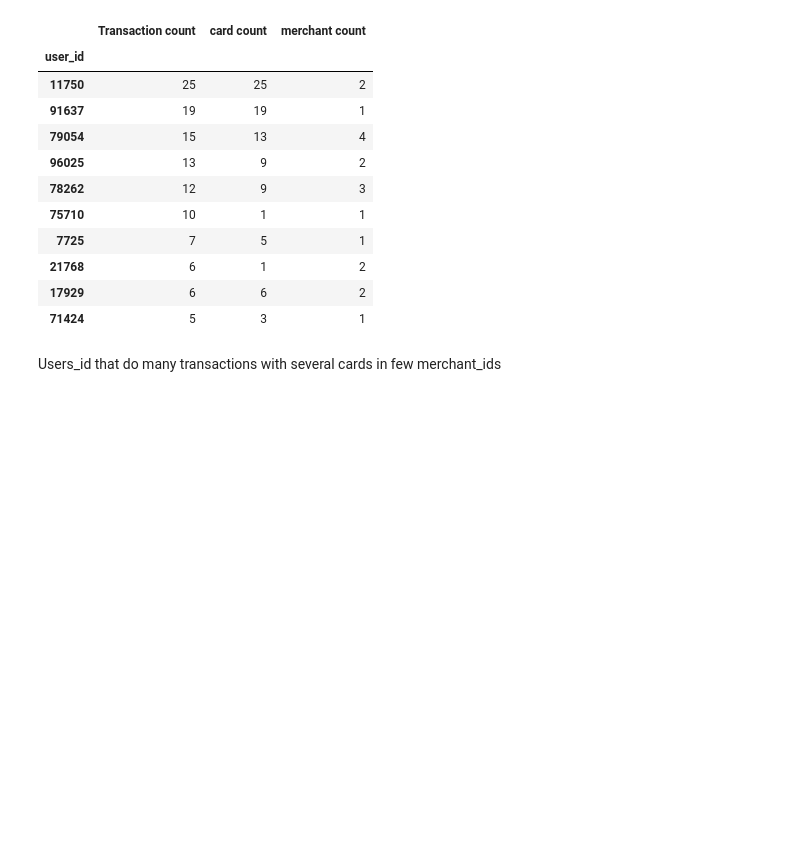
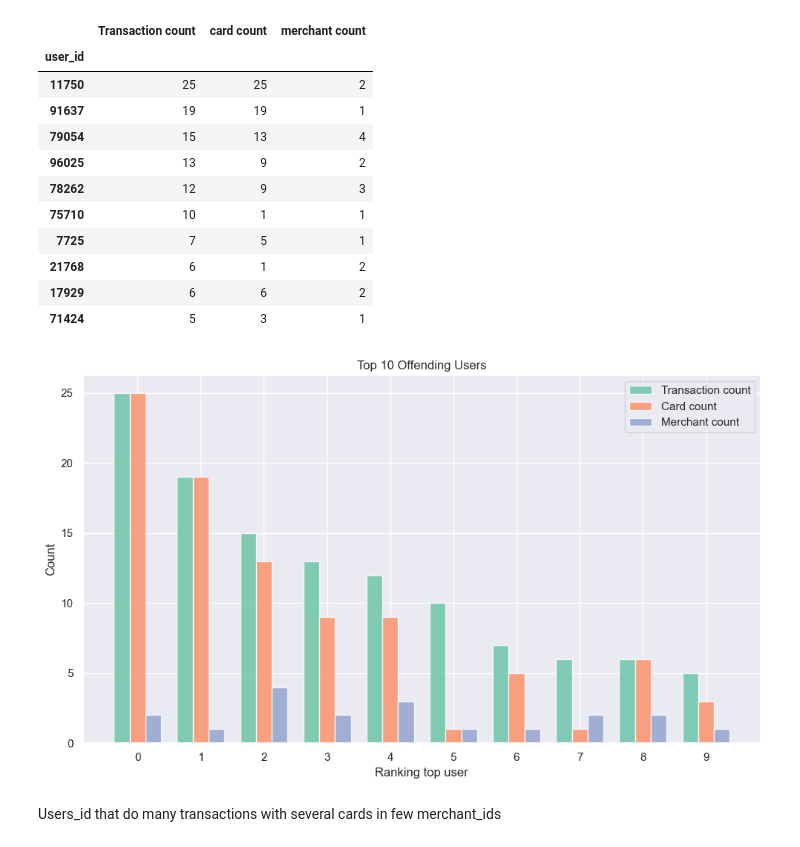
Before and after one commit to andreggalvao/CloudWalk-test, a Jupyter notebook: analise.ipynb, the cells around one changed output. Cells and saved outputs as stored; diff of their text form; code cells hidden in the pictures; blank space fills up the shorter version.

```diff
--- a/analise.ipynb
+++ b/analise.ipynb
@@ -369,6 +472,8 @@ tabela_user_ofensora = has_cbk_True.groupby('user_id')[['transaction_id','card_n
 tabela_user_ofensora.rename(columns = {'transaction_id' : 'Transaction count',
                                      'merchant_id':'merchant count',
                                      'card_number':'card count'}, inplace = True)
+
+tabela_user_ofensora_graf = tabela_user_ofensora.sort_values(by = 'Transaction count', ascending = False).head(10)
 tabela_user_ofensora.sort_values(by = 'Transaction count', ascending = False).head(10)
 # %% [output]
 |  | Transaction count | card count | merchant count |
@@ -383,6 +488,45 @@ tabela_user_ofensora.sort_values(by = 'Transaction count', ascending = False).he
 | 21768 | 6 | 1 | 2 |
 | 17929 | 6 | 6 | 2 |
 | 71424 | 5 | 3 | 1 |
+# %%
+import matplotlib.pyplot as plt
+
+# Dados para o gráfico
+user_ids = tabela_user_ofensora_graf.values[:10]  # Seleciona os 10 primeiros user_ids
+transaction_counts = tabela_user_ofensora_graf['Transaction count'].values[:10]
+card_counts = tabela_user_ofensora_graf['card count'].values[:10]
+merchant_counts = tabela_user_ofensora_graf['merchant count'].values[:10]
+
+# Configurações do gráfico
+fig, ax = plt.subplots(figsize=(10, 6))  # Define o tamanho da figura
+bar_width = 0.25  # Largura das barras
+opacity = 0.8  # Opacidade das barras
+
+# Posições das barras no eixo x
+index = range(len(user_ids))
+index_transaction = [i - bar_width for i in index]
+index_card = index
+index_merchant = [i + bar_width for i in index]
+
+# Plota as barras de contagem de transações
+ax.bar(index_transaction, transaction_counts, bar_width, alpha=opacity, label='Transaction count')
+# Plota as barras de contagem de cartões
+ax.bar(index_card, card_counts, bar_width, alpha=opacity, label='Card count')
+# Plota as barras de contagem de estabelecimentos
+ax.bar(index_merchant, merchant_counts, bar_width, alpha=opacity, label='Merchant count')
+
+# Configurações adicionais do gráfico
+plt.xlabel('Ranking top user')  # Rótulo do eixo x
+plt.ylabel('Count')  # Rótulo do eixo y
+plt.title('Top 10 Offending Users')  # Título do gráfico
+plt.xticks(index)  # Rótulos do eixo x
+plt.legend()  # Exibe a legenda
+
+# Exibe o gráfico
+plt.tight_layout()
+plt.show()
+# %% [output]
+[figure, added]
 # %% [markdown]
 Users_id that do many transactions with several cards in few merchant_ids
 # %%
```
Also changed, not shown: parts of 4 cells of this notebook, 2 other files.
